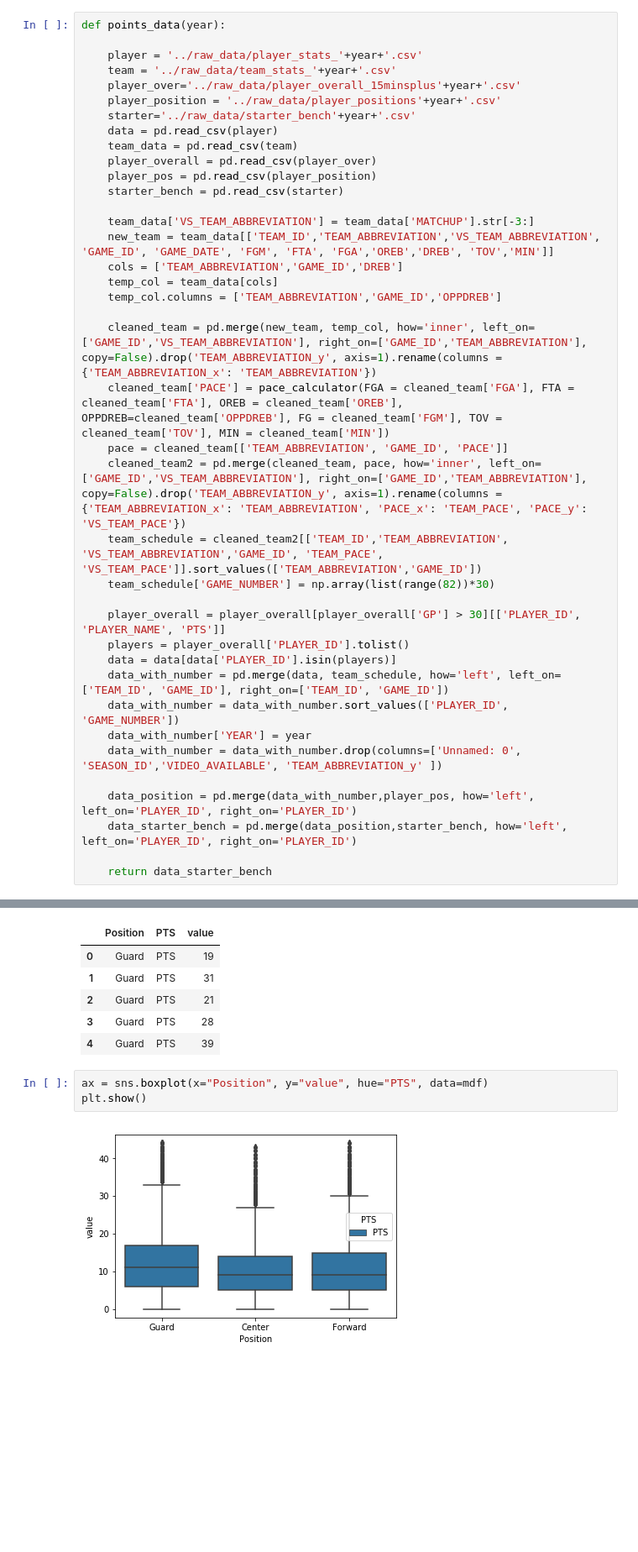
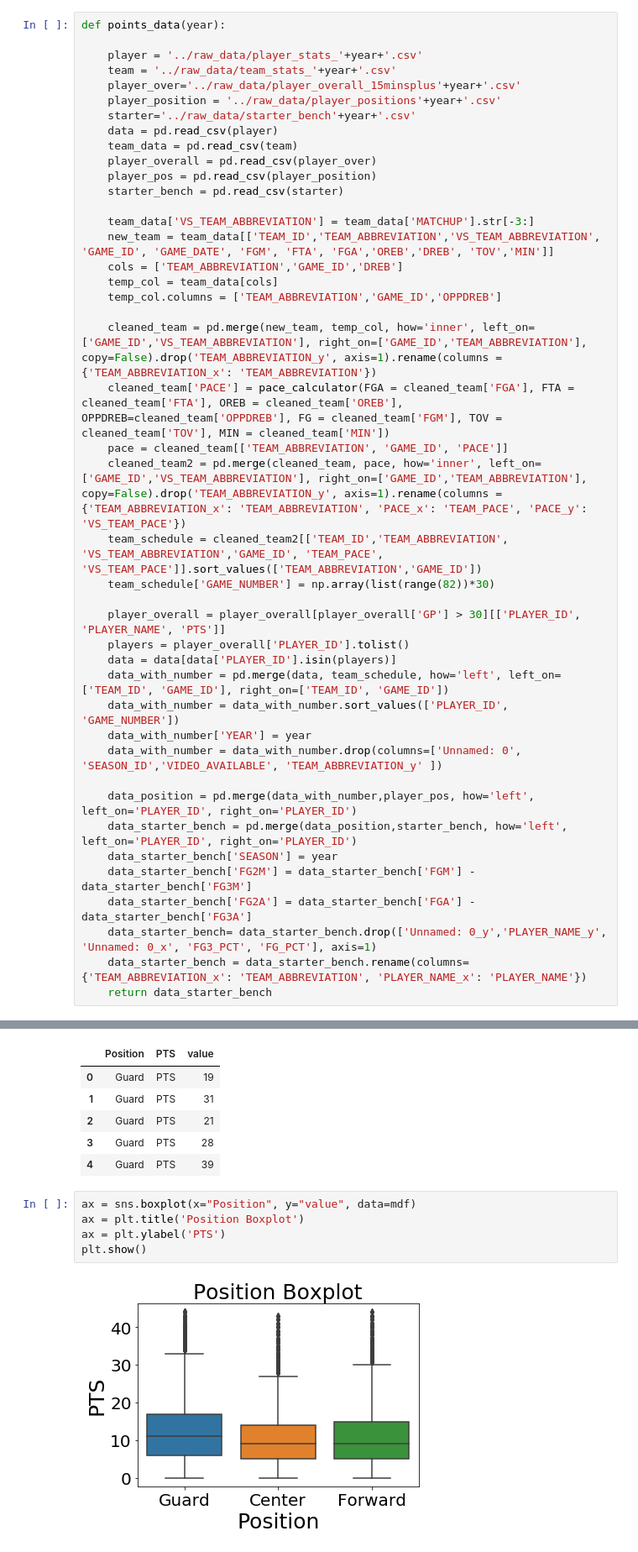
Before and after one commit to btsao604/Capstone_1, a Jupyter notebook: Data_Storytelling/Data_Storytelling.ipynb, the cells around one changed output, grey strips where cells are left out. Shown: that part at 84% size. Cells and saved outputs as stored; diff of their text form; blank space fills up the shorter version.

```diff
--- a/Data_Storytelling/Data_Storytelling.ipynb
+++ b/Data_Storytelling/Data_Storytelling.ipynb
@@ -58,7 +58,11 @@ def points_data(year):
 
     data_position = pd.merge(data_with_number,player_pos, how='left', left_on='PLAYER_ID', right_on='PLAYER_ID')
     data_starter_bench = pd.merge(data_position,starter_bench, how='left', left_on='PLAYER_ID', right_on='PLAYER_ID')
-
+    data_starter_bench['SEASON'] = year
+    data_starter_bench['FG2M'] = data_starter_bench['FGM'] -  data_starter_bench['FG3M']
+    data_starter_bench['FG2A'] = data_starter_bench['FGA'] -  data_starter_bench['FG3A']
+    data_starter_bench= data_starter_bench.drop(['Unnamed: 0_y','PLAYER_NAME_y', 'Unnamed: 0_x', 'FG3_PCT', 'FG_PCT'], axis=1)
+    data_starter_bench = data_starter_bench.rename(columns={'TEAM_ABBREVIATION_x': 'TEAM_ABBREVIATION', 'PLAYER_NAME_x': 'PLAYER_NAME'})
     return data_starter_bench
 # %%
 points_2014 = points_data('2014-15')
@@ -150,10 +159,12 @@ mdf.head()
 | 3 | Guard | PTS | 28 |
 | 4 | Guard | PTS | 39 |
 # %%
-ax = sns.boxplot(x="Position", y="value", hue="PTS", data=mdf)
+ax = sns.boxplot(x="Position", y="value", data=mdf)
+ax = plt.title('Position Boxplot')
+ax = plt.ylabel('PTS')
 plt.show()
 # %% [output]
-[figure, old version]
+[figure, new version]
 # %%
 starters = combined[combined['STARTER'] == 'YES'].assign(STARTER='Is a starter')
 starters  = starters [starters ['PTS'] < 45]
```
Also changed, not shown: parts of 5 cells of this notebook, 12 other files.
